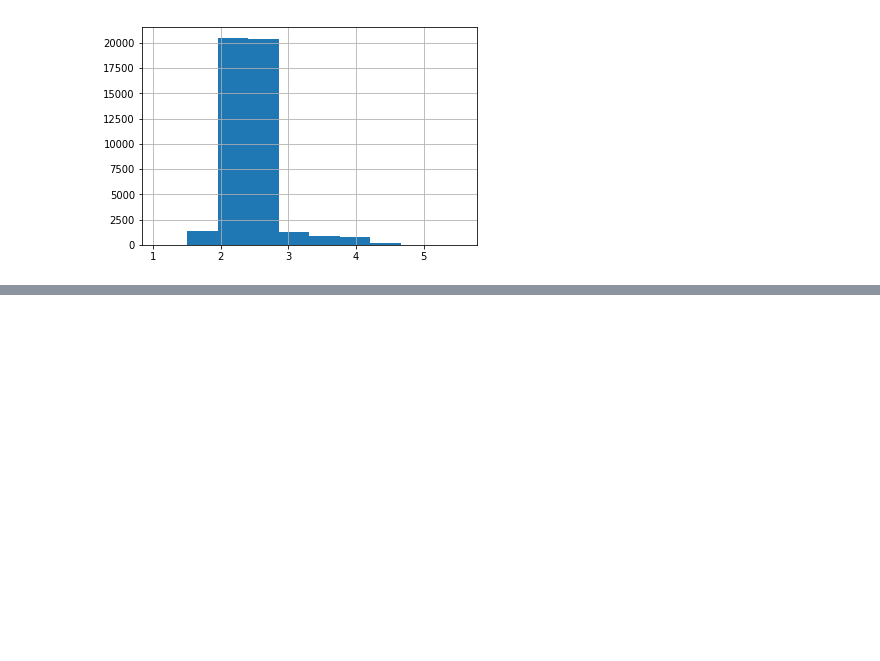
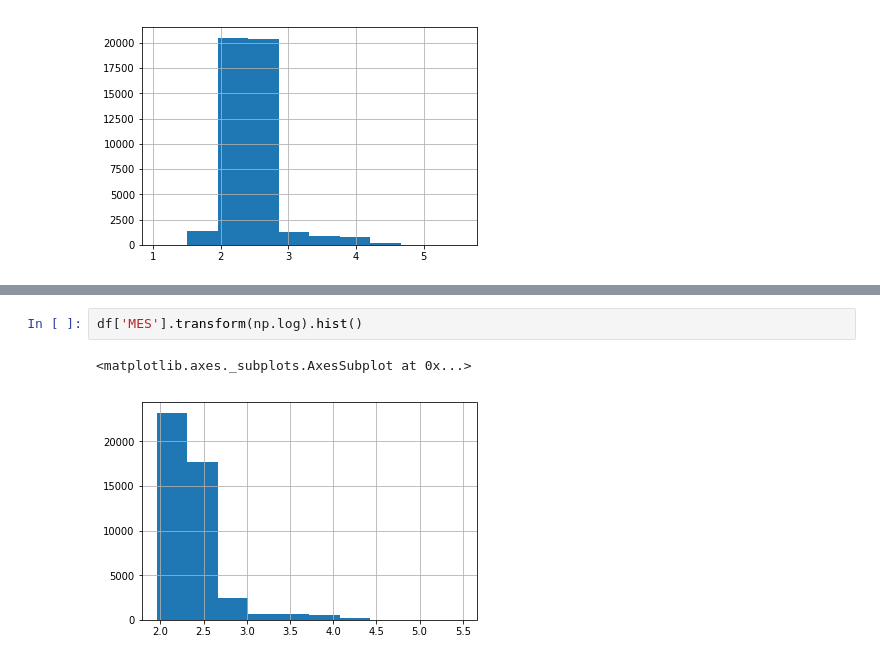
Before and after one commit to yutarochan/DS440, a Jupyter notebook: notebooks/TCES Analysis.ipynb, the cells around one changed output, grey strips where cells are left out. Saved outputs shown, nothing was run; the diff lists cells and outputs as text; blank space fills up the shorter version.

```diff
--- a/notebooks/TCES Analysis.ipynb
+++ b/notebooks/TCES Analysis.ipynb
@@ -226,0 +254,5 @@ df['Expected_MES'].transform(np.log).hist()
+# %%
+df['MES'].transform(np.log).hist()
+# %% [output]
+<matplotlib.axes._subplots.AxesSubplot at 0x...>
+[figure, added]
```
Also changed, not shown: parts of 76 cells of this notebook.
